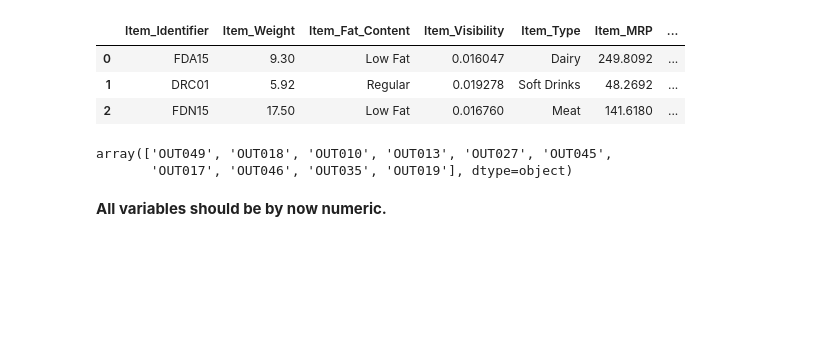
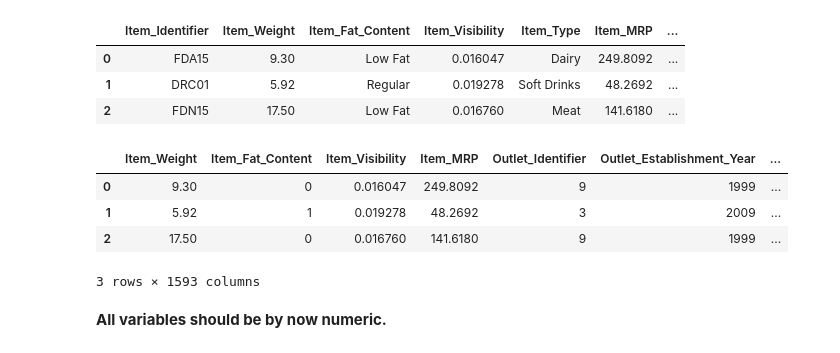
Before and after one commit to iuxo/lighthouse-data-notes, a Jupyter notebook: Week3/data_preparation_exercise/feature_engineering_exercise.ipynb, the cells around one changed output. Saved outputs shown, nothing was run; the diff lists cells and outputs as text; code cells hidden in the pictures; blank space fills up the shorter version.

```diff
--- a/Week3/data_preparation_exercise/feature_engineering_exercise.ipynb
+++ b/Week3/data_preparation_exercise/feature_engineering_exercise.ipynb
@@ -198,12 +200,36 @@ data.head(3)
 | 0 | FDA15 | 9.30 | Low Fat | 0.016047 | Dairy | 249.8092 | ... |
 | 1 | DRC01 | 5.92 | Regular | 0.019278 | Soft Drinks | 48.2692 | ... |
 | 2 | FDN15 | 17.50 | Low Fat | 0.016760 | Meat | 141.6180 | ... |
-# %%
-data['Outlet_Identifier'].unique()
-# %% [output]
-array(['OUT049', 'OUT018', 'OUT010', 'OUT013', 'OUT027', 'OUT045',
-       'OUT017', 'OUT046', 'OUT035', 'OUT019'], dtype=object)
-# %%
-data['Item_Fat_Content'] = np.where(data['Item_Category'] != 'NC', 0, 1)
+# %%
+# change item_fat_content (0: Low Fat, 1: Regular), run only once
+data.replace({'Item_Fat_Content': {'Low Fat': 0, 'Regular': 1}}, inplace=True)
+
+# map the outlet_identifier to number sorted by ascending outlet number
+outlet_mapper = {}
+counter = 0
+for outlet in data['Outlet_Identifier'].sort_values(ascending=True).unique():
+    outlet_mapper[outlet] = counter
+    counter += 1
+
+data.replace({'Outlet_Identifier': outlet_mapper}, inplace = True)
+
+# map the outlet_size
+size_mapper = {'Small': 0, 'Medium': 1, 'High': 2}
+data.replace({'Outlet_Size': size_mapper}, inplace=True)
+
+# map the outlet location type
+type_mapper = {'Tier 1': 0, 'Tier 2': 1, 'Tier 3': 2}
+data.replace({'Outlet_Location_Type': type_mapper}, inplace = True)
+
+# get dummies for the all the nominal data types
+data = pd.get_dummies(data)
+# %%
+data.head(3)
+# %% [output]
+|  | Item_Weight | Item_Fat_Content | Item_Visibility | Item_MRP | Outlet_Identifier | Outlet_Establishment_Year | ... |
+| 0 | 9.30 | 0 | 0.016047 | 249.8092 | 9 | 1999 | ... |
+| 1 | 5.92 | 1 | 0.019278 | 48.2692 | 3 | 2009 | ... |
+| 2 | 17.50 | 0 | 0.016760 | 141.6180 | 9 | 1999 | ... |
+3 rows × 1593 columns
 # %% [markdown]
 **All variables should be by now numeric.**
```
Also changed, not shown: parts of 3 cells of this notebook.
